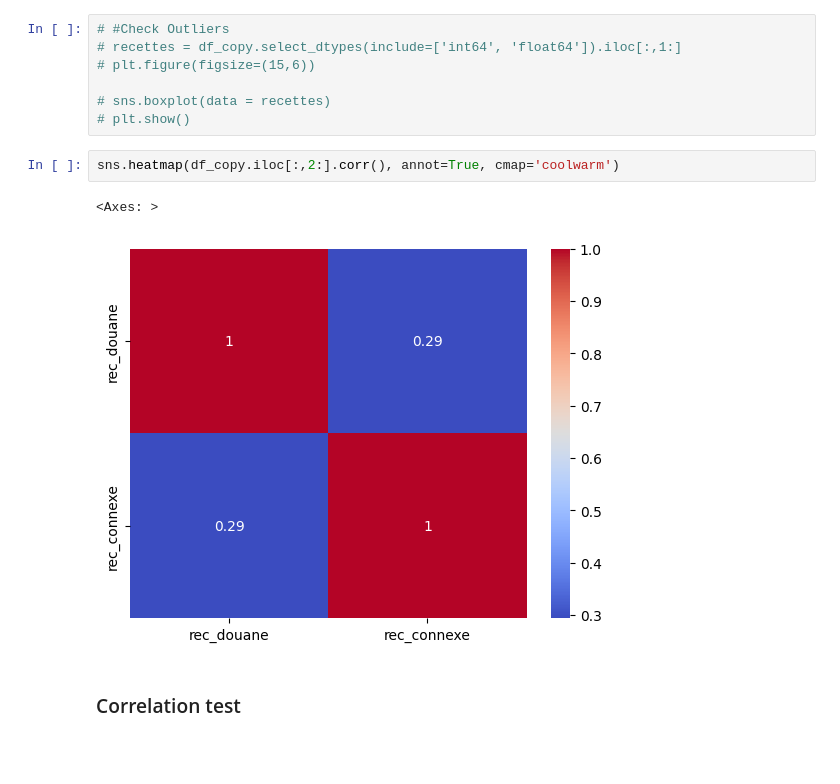
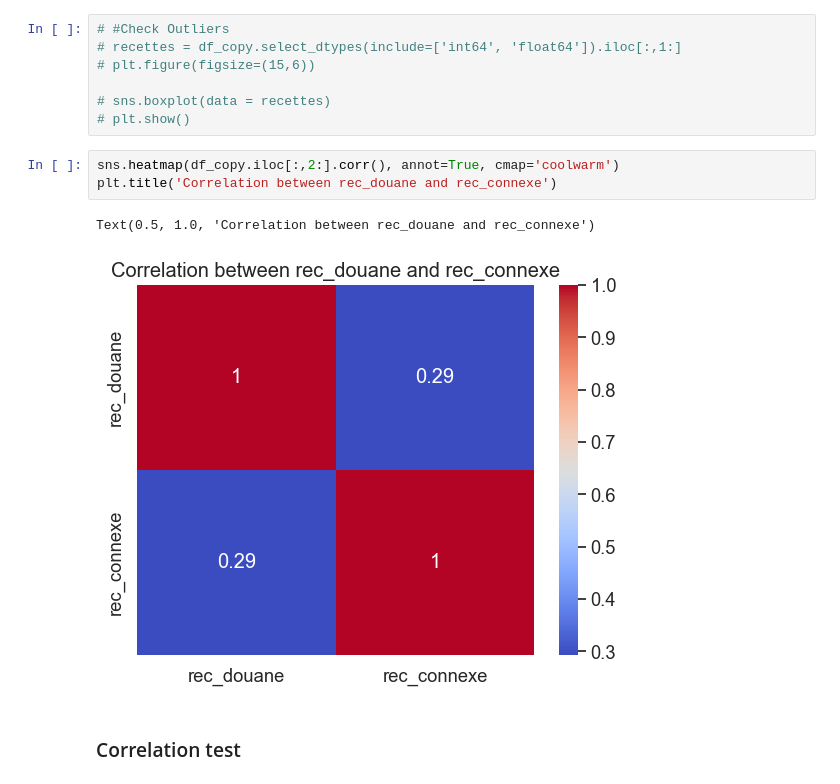
Before and after one commit to Pinto-Katende-Jonathan/SimpleDescriptiveStat, a Jupyter notebook: analyse.ipynb, the cells around one changed output. Drawn from its saved outputs; the diff is of its cells as text; blank space fills up the shorter version.

Commit message:
adding title to Correlation between rec_douane and rec_connexe

```diff
--- a/analyse.ipynb
+++ b/analyse.ipynb
@@ -645,9 +645,10 @@ df_copy.shape
 # plt.show()
 # %%
 sns.heatmap(df_copy.iloc[:,2:].corr(), annot=True, cmap='coolwarm')
+plt.title('Correlation between rec_douane and rec_connexe')
 # %% [output]
-<Axes: >
+Text(0.5, 1.0, 'Correlation between rec_douane and rec_connexe')
-[figure, old version]
+[figure, new version]
 # %% [markdown]
 ### Correlation test
 # %%
```
